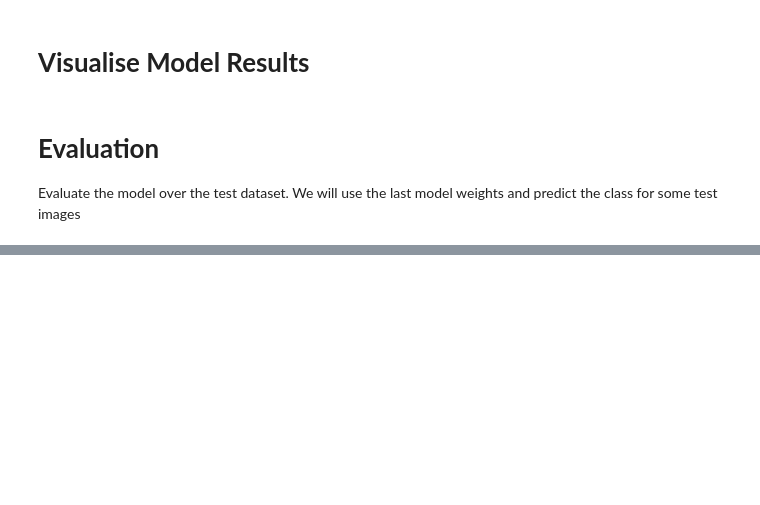
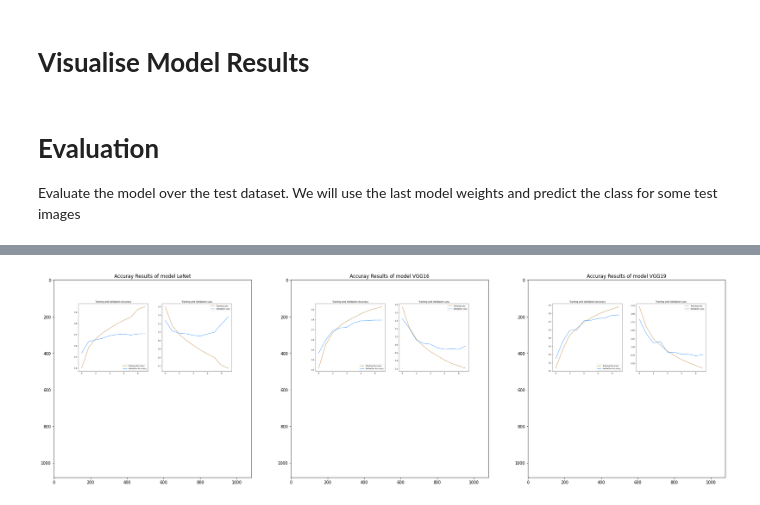
Before and after one commit to JoaoGranja/CIFAR10_ImageClassification, a Jupyter notebook: image_classification_main.ipynb, the cells around one changed output, grey strips where cells are left out. Saved outputs shown, nothing was run; the diff lists cells and outputs as text; code cells hidden in the pictures; blank space fills up the shorter version.

Commit message:
Compare the results of 3 models, VGG16, VGG19, LeNet

```diff
--- a/image_classification_main.ipynb
+++ b/image_classification_main.ipynb
@@ -70,15 +75,14 @@ import tensorflow as tf
 logging.disable(logging.WARNING)
 os.environ["TF_CPP_MIN_LOG_LEVEL"] = "3"
 
-import keras
-from keras.models import Model, load_model, Sequential
-from keras.callbacks import EarlyStopping, ModelCheckpoint, TensorBoard, ReduceLROnPlateau
-from keras.optimizers import RMSprop, Adam, SGD
-from keras import backend as K
-from keras.losses import categorical_crossentropy, sparse_categorical_crossentropy
-from keras.datasets import cifar10
+from tensorflow.keras.models import Model, save_model, load_model, Sequential
+from tensorflow.keras.callbacks import EarlyStopping, ModelCheckpoint, TensorBoard, ReduceLROnPlateau
+from tensorflow.keras.optimizers import RMSprop, Adam, SGD
+from tensorflow.keras import backend as K
+from tensorflow.keras.losses import categorical_crossentropy, sparse_categorical_crossentropy
+from tensorflow.keras.datasets import cifar10
 #from keras.utils import multi_gpu_model
-from keras.preprocessing.image import Iterator, load_img, img_to_array
+from tensorflow.keras.preprocessing.image import Iterator, load_img, img_to_array
 
 if is_colab:
     from google.colab import files
@@ -89,6 +93,7 @@ if is_colab:
 args = {}
 args['seed'] = 42
 args['data_augmentation'] = False
+args['training'] = False
 
 #training arguments
 args['batch_size'] = 32
@@ -96,8 +101,8 @@ args['epochs'] = 10
 args['validation_split'] = 0.2
 
 #model arguments
-args['networks'] = ['leNet', 'VGG16', 'VGG19']
-#args['networks'] = ['VGG16']
+args['networks'] = ['LeNet', 'VGG16', 'VGG19']
+#args['networks'] = ['LeNet']
 
 #optimizer arguments
 args['optimizer'] = 'adam'
@@ -402,22 +384,16 @@ for history in histories:
 
 Evaluate the model over the test dataset. We will use the last model weights and predict the class for some test images
 # %%
-del models
+try:
+  del models
+except:
+  print('No models exists')
 gc.collect
 
-print( models)
-#------------------------------ Predict on some test images -----------------------------------#
-for network in args['networks']:
-  #Load last model parameters
-  last_model_file = '{}/last_{}.h5'.format(args['models_dir'], network)
-  print(last_model_file)
-  model.load_weights(last_model_file, by_name=True)
-
+def show_image_prediction(loaded_model, n_images):
   #Try out the model on an image from the test data:
-  n_images = 5
   fig, axs = plt.subplots(1, n_images, figsize=(12, 12))
   fig.tight_layout(pad=1.0)
-
 
   # View the images
   for i in range(n_images):
@@ -425,7 +401,7 @@ for network in args['networks']:
       image = x_test[index].squeeze()
       true_index = int(y_test[index])
 
-      prediction_scores = model.predict(np.expand_dims(image, axis=0))
+      prediction_scores = loaded_model.predict(np.expand_dims(image, axis=0))
       predicted_index = np.argmax(prediction_scores)
 
       image = np.add(image*128,128).astype(int)
@@ -434,7 +410,41 @@ for network in args['networks']:
       axs[i].get_xaxis().set_visible(False)
       axs[i].get_yaxis().set_visible(False)
 
+#------------------------------ Predict on some test images -----------------------------------#
+plt.figure(figsize=(30, 30))
+i=1
+for network in args['networks']:
+  plt.subplot(1, len(args['networks']), i)
+  #Load last model parameters
+  last_model_file = '{}/last_{}.h5'.format(args['models_dir'], network)
+  best_model_file = '{}/best_{}.h5'.format(args['models_dir'], network)
+  model_file = '{}/model_{}.h5'.format(args['models_dir'], network)
+
+  #model = make_model(network, x_train.shape[1:], nr_classes)
+  #model.load_weights(best_model_file)
+
+  #Load the model
+  loaded_model = load_model(model_file)
+  print("Loaded model {} from disk".format(model_file))
+  loaded_model.compile(loss=args['loss'], optimizer=optimizer, metrics=['accuracy'])
+
+  #Try out the model on an image from the test data:
+  #show_image_prediction(loaded_model, 5)
 
   #------------------------------ Evaluate model on testing dataset -----------------------------------#
-  _, acc = model.evaluate(x_test, y_test, verbose=0)
-  print("Testing Accuracy = {}".format(acc))
+  #_, acc = loaded_model.evaluate(x_train, y_train, verbose=0)
+  #print("Training accuracy of model {0} = {1}".format(loaded_model.name, acc))
+  #_, acc = loaded_model.evaluate(x_test, y_test, verbose=0)
+  #print("Testing accuracy of model {0} = {1}".format(loaded_model.name, acc))
+
+  #------------------------------ Plot all model results -----------------------------------#
+  # save plot to file
+  filename = "accuracy_" + network + '_plot.png'
+  im = cv2.imread(filename)
+  plt.imshow(im)
+  plt.title("Accuray Results of model {}".format(network))
+  i = i + 1
+
+plt.show()
+plt.close()
+# %% [output]
@@ -440,0 +455 @@ for network in args['networks']:
+[figure, added]
```
Also changed, not shown: parts of 11 cells of this notebook, 2 other files.
